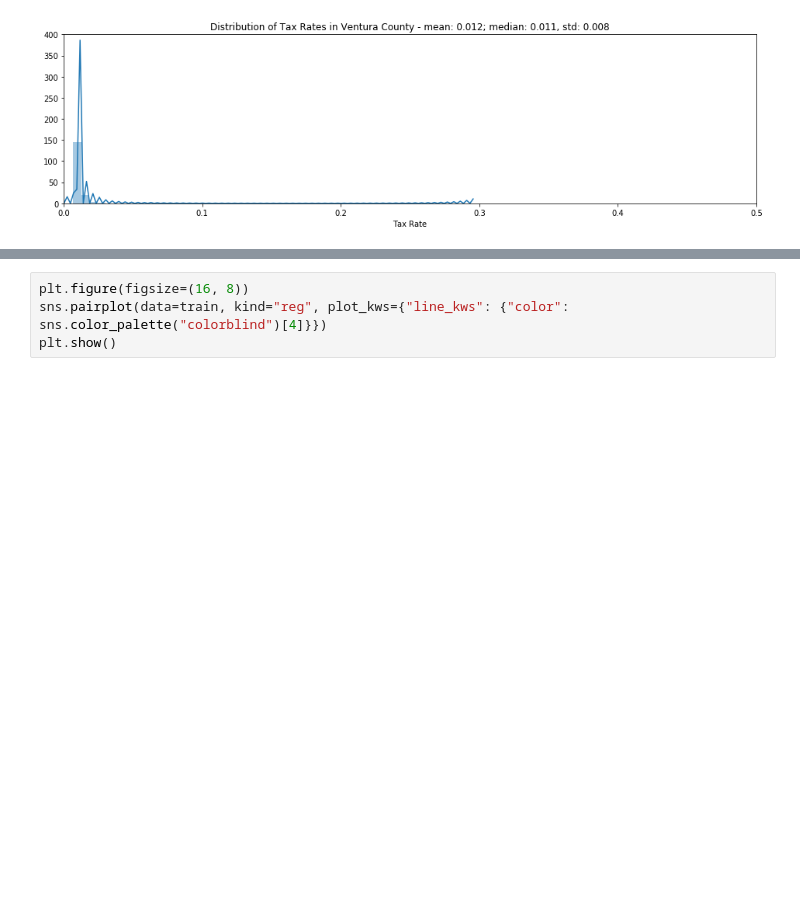
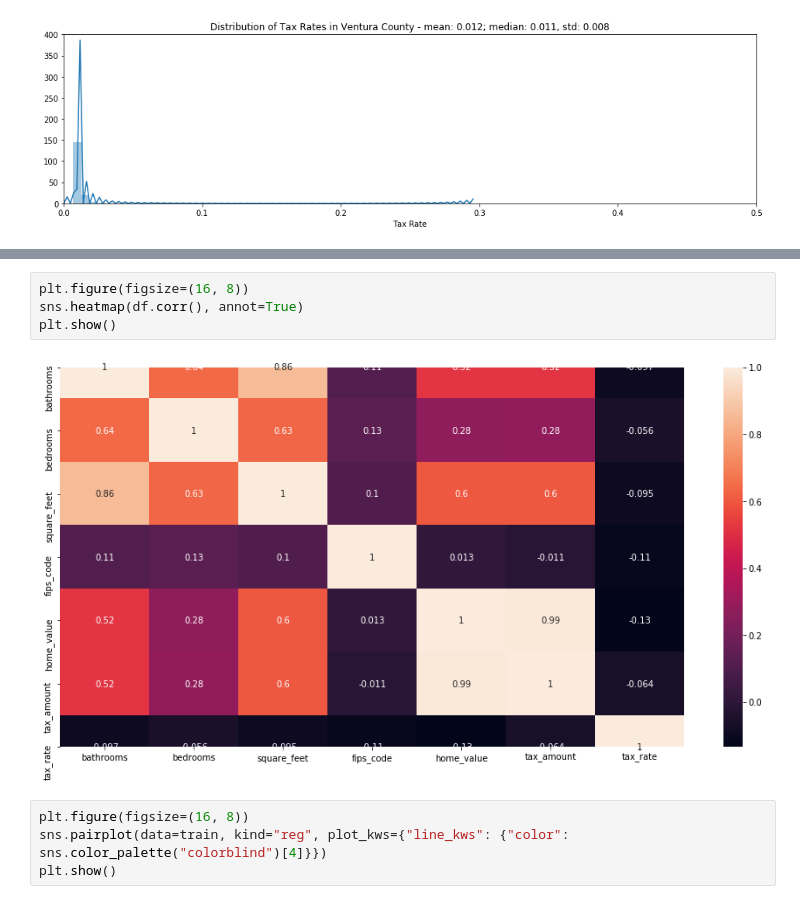
Before and after one commit to aleclhartman/zillow_project, a Jupyter notebook: zillow_project_pipeline.ipynb, the cells around one changed output, grey strips where cells are left out. Drawn from its saved outputs; the diff is of its cells as text; blank space fills up the shorter version.

```diff
--- a/zillow_project_pipeline.ipynb
+++ b/zillow_project_pipeline.ipynb
@@ -231,3 +274,9 @@ for county in df.county.unique():
+# %%
+plt.figure(figsize=(16, 8))
+sns.heatmap(df.corr(), annot=True)
+plt.show()
+# %% [output]
+[figure, added]
 # %%
 plt.figure(figsize=(16, 8))
 sns.pairplot(data=train, kind="reg", plot_kws={"line_kws": {"color": sns.color_palette("colorblind")[4]}})
```
Also changed, not shown: parts of 4 cells of this notebook.
